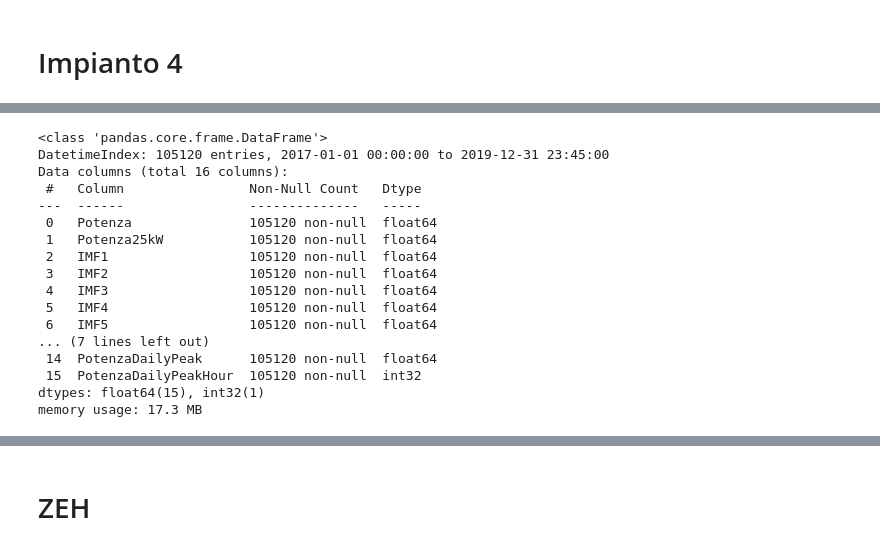
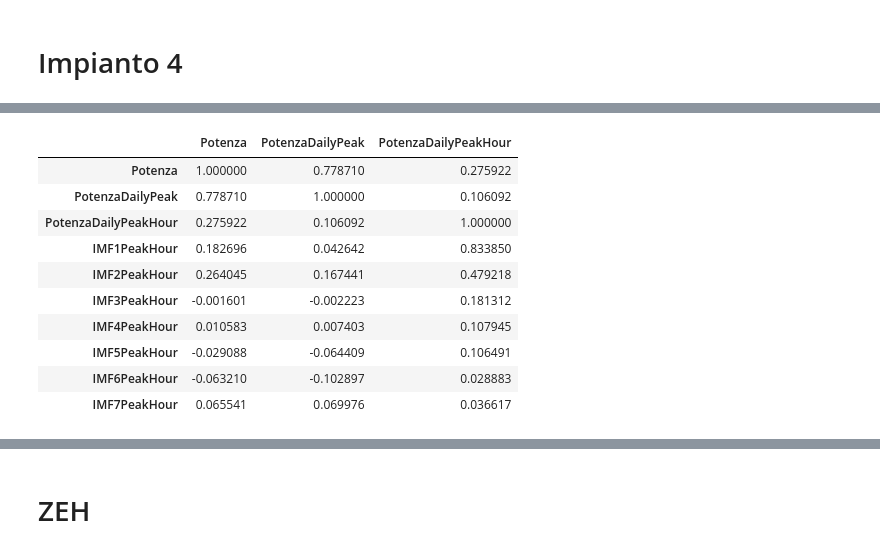
Before and after one commit to woodjmichael/PROPHET-Load_LSTM-mjw, a Jupyter notebook: Calc Peaks.ipynb, the cells around one changed output, grey strips where cells are left out. Drawn from its saved outputs; the diff is of its cells as text; code cells hidden in the pictures.

```diff
--- a/Calc Peaks.ipynb
+++ b/Calc Peaks.ipynb
@@ -28,30 +74,0 @@ df.describe().T
-# %%
-dfmax = df.resample('1d').max()
-df.loc[dfmax.index,'PotenzaDailyPeak'] = dfmax.Potenza.values
-
-dfmaxhour = df.resample('1d').apply(lambda x: x['Potenza'].idxmax().hour)
-df.loc[dfmaxhour.index,'PotenzaDailyPeakHour'] = dfmaxhour.values
-
-df = df.ffill()
-
-df.PotenzaDailyPeakHour = df.PotenzaDailyPeakHour.astype(int)
-
-df.info()
-# %% [output]
-<class 'pandas.core.frame.DataFrame'>
-DatetimeIndex: 105120 entries, 2017-01-01 00:00:00 to 2019-12-31 23:45:00
-Data columns (total 16 columns):
- #   Column                Non-Null Count   Dtype
----  ------                --------------   -----
- 0   Potenza               105120 non-null  float64
- 1   Potenza25kW           105120 non-null  float64
- 2   IMF1                  105120 non-null  float64
- 3   IMF2                  105120 non-null  float64
- 4   IMF3                  105120 non-null  float64
- 5   IMF4                  105120 non-null  float64
- 6   IMF5                  105120 non-null  float64
-... (7 lines left out)
- 14  PotenzaDailyPeak      105120 non-null  float64
- 15  PotenzaDailyPeakHour  105120 non-null  int32
-dtypes: float64(15), int32(1)
-memory usage: 17.3 MB
@@ -58 +85,15 @@ memory usage: 17.3 MB
+# %%
+df.corr().iloc[:,:3]
+# %% [output]
+|  | Potenza | PotenzaDailyPeak | PotenzaDailyPeakHour |
+| Potenza | 1.000000 | 0.778710 | 0.275922 |
+| PotenzaDailyPeak | 0.778710 | 1.000000 | 0.106092 |
+| PotenzaDailyPeakHour | 0.275922 | 0.106092 | 1.000000 |
+| IMF1PeakHour | 0.182696 | 0.042642 | 0.833850 |
+| IMF2PeakHour | 0.264045 | 0.167441 | 0.479218 |
+| IMF3PeakHour | -0.001601 | -0.002223 | 0.181312 |
+| IMF4PeakHour | 0.010583 | 0.007403 | 0.107945 |
+| IMF5PeakHour | -0.029088 | -0.064409 | 0.106491 |
+| IMF6PeakHour | -0.063210 | -0.102897 | 0.028883 |
+| IMF7PeakHour | 0.065541 | 0.069976 | 0.036617 |
 # %%
```
Also changed, not shown: parts of 10 cells of this notebook, 34 other files.
